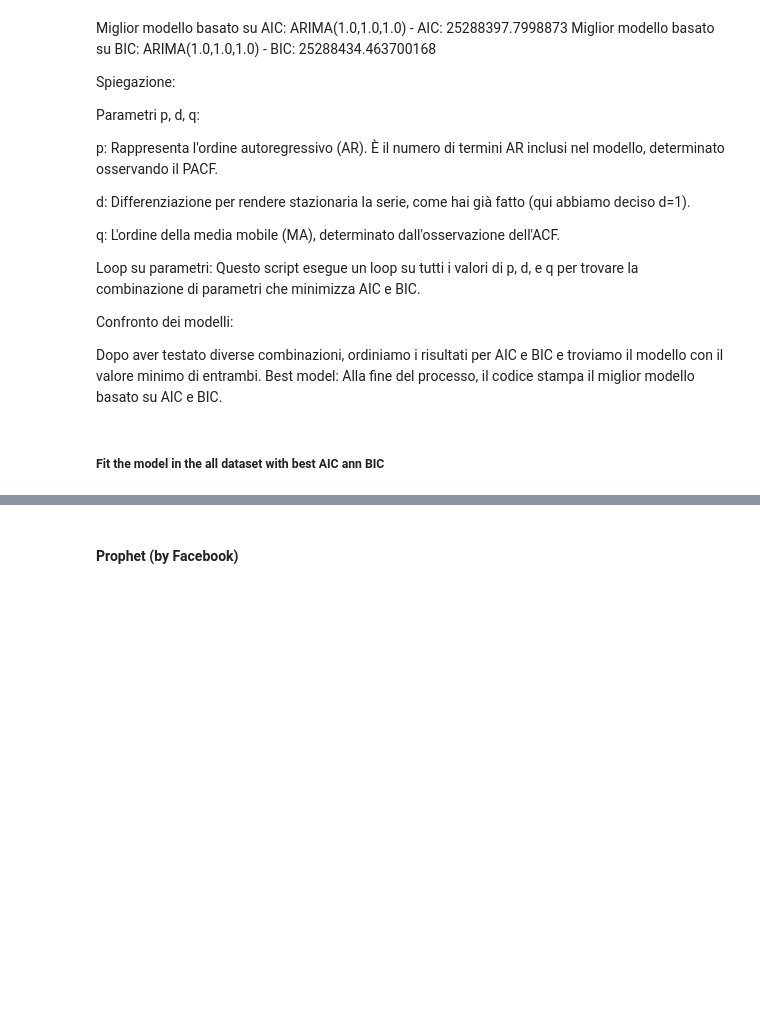
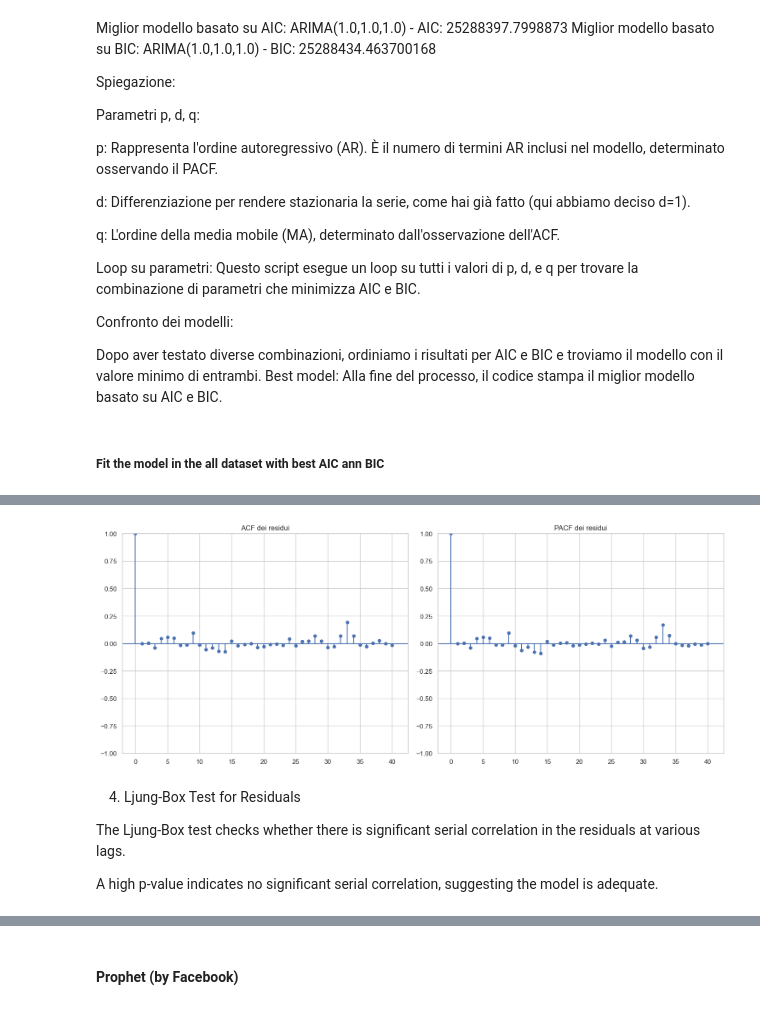
Before and after one commit to Cosimocarl/TimeSeriesProject-StoreSales, a Jupyter notebook: PrimaVersione.ipynb, the cells around one changed output, grey strips where cells are left out. Cells and saved outputs as stored; diff of their text form; code cells hidden in the pictures; blank space fills up the shorter version.

```diff
--- a/PrimaVersione.ipynb
+++ b/PrimaVersione.ipynb
@@ -987,0 +1131,10 @@ residuals = best_model_fit.resid
+# %%
+display(Image(filename='images/output.png'))
+# %% [output]
+[figure, added]
+# %% [markdown]
+4. Ljung-Box Test for Residuals
+
+The Ljung-Box test checks whether there is significant serial correlation in the residuals at various lags.
+
+A high p-value indicates no significant serial correlation, suggesting the model is adequate.
```
Also changed, not shown: parts of 45 cells of this notebook, 4 other files.
